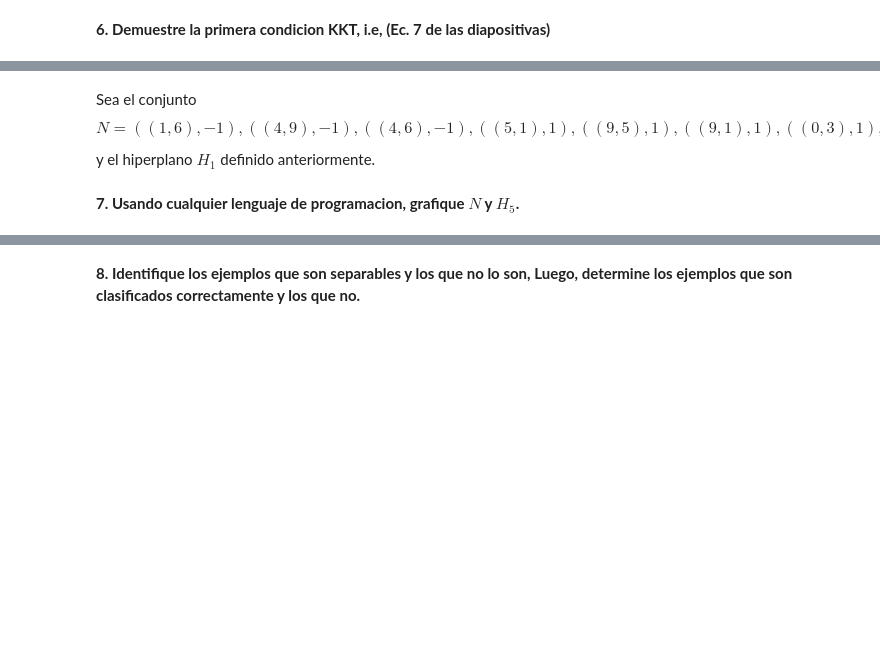
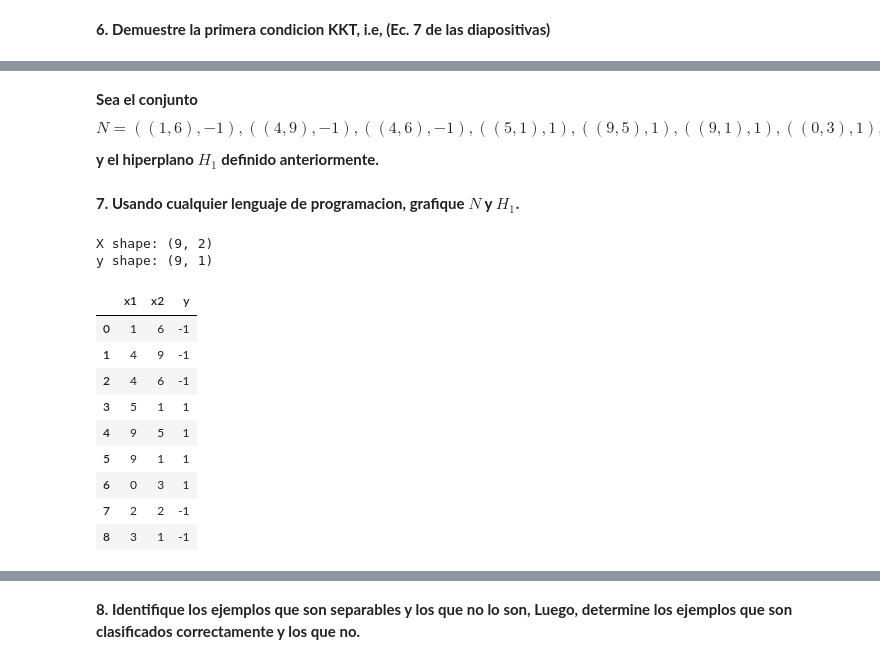
Before and after one commit to davidGCR/suport-vector-machines-analysis, a Jupyter notebook: David_Choqueluque.ipynb, the cells around one changed output, grey strips where cells are left out. Drawn from its saved outputs; the diff is of its cells as text; code cells hidden in the pictures; blank space fills up the shorter version.

```diff
--- a/David_Choqueluque.ipynb
+++ b/David_Choqueluque.ipynb
@@ -224,5 +245,35 @@ X,X[:,0]-X[:,1],y
 # %% [markdown]
-Sea el conjunto $$N = {((1, 6), −1),((4, 9), −1),((4, 6), −1),((5, 1), 1),((9, 5), 1),((9, 1), 1),((0, 3), 1),((2, 2), −1),
-((3, 1), −1)}$$ y el hiperplano $H_1$ definido anteriormente.
+**Sea el conjunto $$N = {((1, 6), −1),((4, 9), −1),((4, 6), −1),((5, 1), 1),((9, 5), 1),((9, 1), 1),((0, 3), 1),((2, 2), −1),
+((3, 1), −1)}$$ y el hiperplano $H_1$ definido anteriormente.**
 # %% [markdown]
-**7. Usando cualquier lenguaje de programacion, grafique $N$ y $H_5$.**
+**7. Usando cualquier lenguaje de programacion, grafique $N$ y $H_1$.**
+# %%
+n = 6 #numero de ejemplos
+m = 2 #numero de variables
+x_1 = np.array([1,4,4,5,9,9,0,2,3])
+x_2 = np.array([6,9,6,1,5,1,3,2,1])
+y   = np.array([-1,-1,-1,1,1,1,1,-1,-1])
+y=y.reshape(y.shape[0],1)
+X=np.array([np.transpose(x_1),np.transpose(x_2)])
+X=np.transpose(X)
+
+x1 = np.linspace(X.min()-1, X.max()+1,20)
+x2 = np.linspace(X.min()-1, X.max()+1,20)
+XX, YY = np.meshgrid(x1, x2)
+print('X shape:',X.shape)
+print('y shape:',y.shape)
+columns_new = ['x1', 'x2','y']
+pd.DataFrame(np.append(X,y,axis=1), columns=columns_new)
+# %% [output]
+X shape: (9, 2)
+y shape: (9, 1)
+|  | x1 | x2 | y |
+| 0 | 1 | 6 | -1 |
+| 1 | 4 | 9 | -1 |
+| 2 | 4 | 6 | -1 |
+| 3 | 5 | 1 | 1 |
+| 4 | 9 | 5 | 1 |
+| 5 | 9 | 1 | 1 |
+| 6 | 0 | 3 | 1 |
+| 7 | 2 | 2 | -1 |
+| 8 | 3 | 1 | -1 |
```
Also changed, not shown: parts of 41 cells of this notebook, 1 other file.
